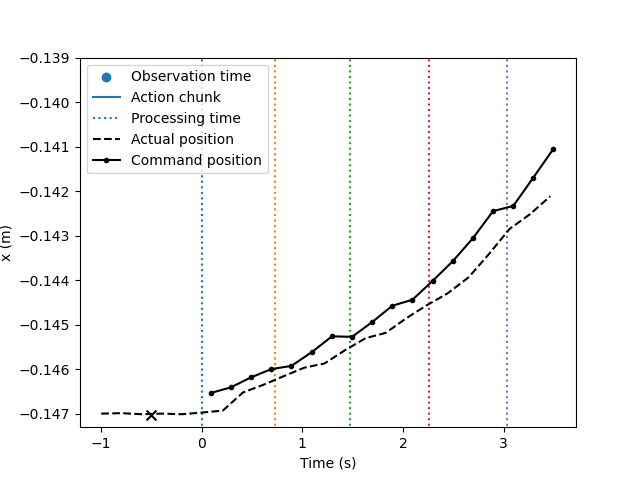
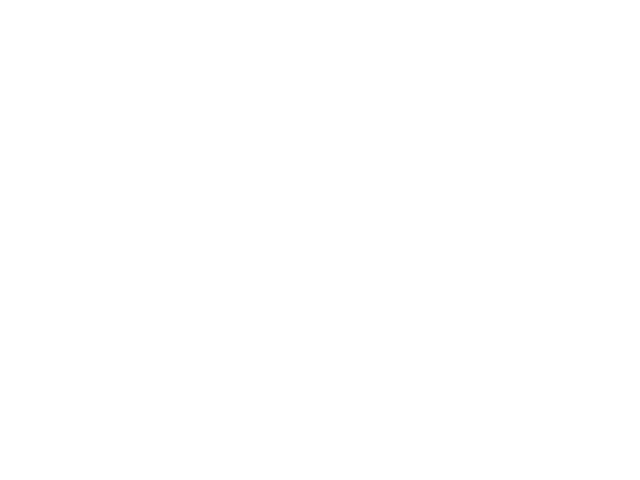
The change to this notebook cell's code, shown as a diff; its figure went from the first image to the second:
--- before
+++ after
@@ -14,5 +14,5 @@
 plots = []
 vlines = []
-for i in range(0, 5):
+for i in range(0, 50):
     sc = ax.scatter(chunks[i].times[0] - t0, chunks[i].poses[0, ix])
     pl, = ax.plot(chunks[i].times - t0, chunks[i].poses[:, ix])
@@ -25,7 +25,8 @@
 
 pos, = ax.plot(*actual[::100].T, 'k--')
-cmd, = ax.plot(act_ts[act_sel], actions[act_sel, ix], 'k.-')
+# cmd, = ax.plot(act_ts[act_sel], actions[act_sel, ix], 'k.-')
 
-ax.legend([scatters[0], plots[0], vlines[0], pos, cmd], ['Observation time', 'Action chunk', 'Processing time', 'Actual position', 'Command position'])
+# ax.legend([scatters[0], plots[0], vlines[0], pos, cmd], ['Observation time', 'Action chunk', 'Processing time', 'Actual position', 'Command position'])
+ax.legend([scatters[0], plots[0], vlines[0], pos], ['Observation time', 'Action chunk', 'Processing time', 'Actual position', 'Command position'])
 
 ax.set_xlabel('Time (s)')

Commit: Changed debug logs a bit